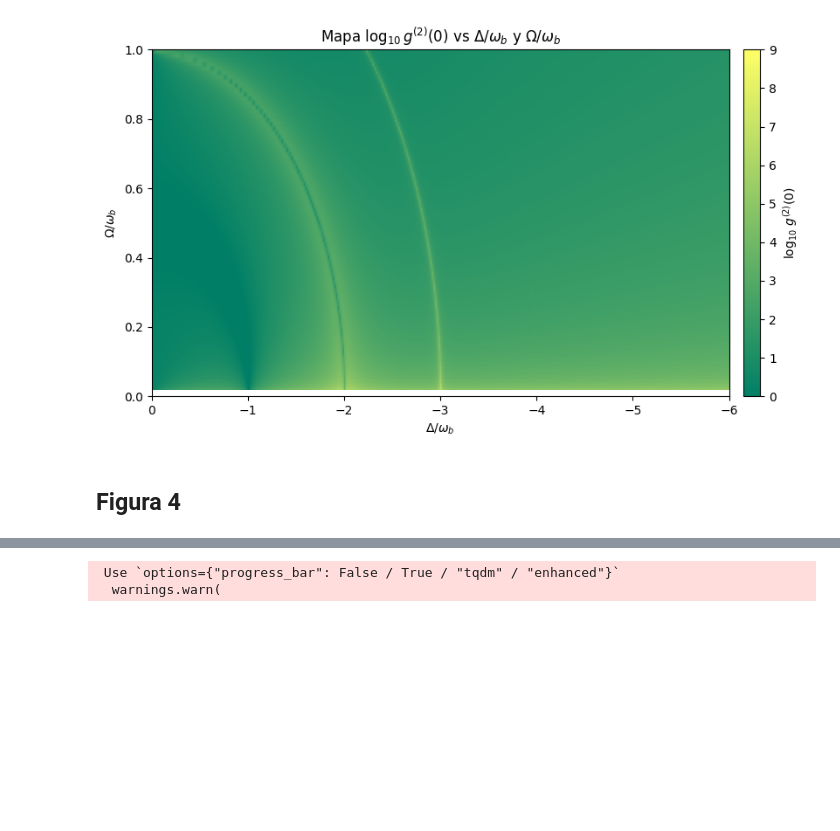
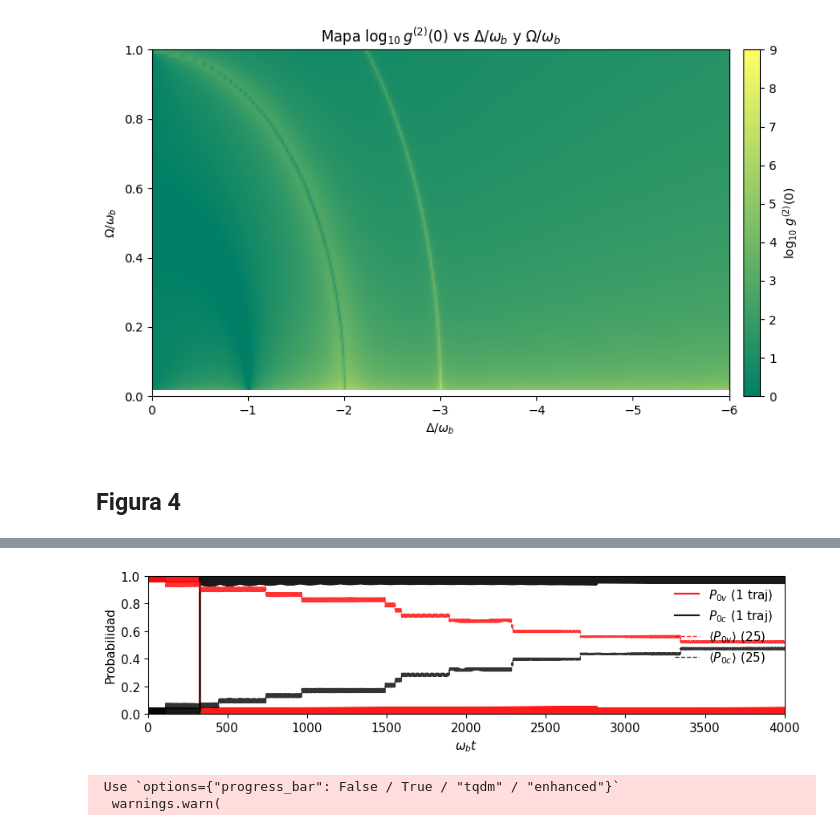
Before and after one commit to jhongarciab/QuantumOptics, a Jupyter notebook: nphonon_bundle.ipynb, the cells around one changed output, grey strips where cells are left out. Cells and saved outputs as stored; diff of their text form; code cells hidden in the pictures; blank space fills up the shorter version.

```diff
--- a/nphonon_bundle.ipynb
+++ b/nphonon_bundle.ipynb
@@ -696,0 +794,88 @@ Total run time:   3.44s
+# %%
+omegab = 1.0
+n = 2
+lambda_omegab = 0.1
+Omega_omegab  = 0.2
+Delta = -n * omegab
+
+kappa = 0.002
+gamma = 0.0002
+gamma_phi = 0.0004
+nth = 0.0
+
+Nph = 12
+
+b  = destroy(Nph)
+nb = b.dag()*b
+Ib = qeye(Nph)
+
+sm = sigmam()
+sp = sigmap()
+Pv = ket2dm(basis(2,0))
+Pc = ket2dm(basis(2,1))
+Is = qeye(2)
+
+b0 = basis(Nph, 0)
+P0_b = ket2dm(b0)
+P0v_op = tensor(P0_b, Pv)
+P0c_op = tensor(P0_b, Pc)
+
+lam = lambda_omegab * omegab
+Om  = Omega_omegab  * omegab
+
+H = (omegab * tensor(nb, Is)
+     + Delta * tensor(Ib, Pc)
+     + lam   * tensor(b + b.dag(), Pc)
+     + Om* tensor(Ib, sp + sm))
+
+c_ops = []
+if kappa > 0:
+    if nth > 0:
+        c_ops += [np.sqrt(kappa*(nth+1)) * tensor(b, Is)]
+        c_ops += [np.sqrt(kappa*nth)     * tensor(b.dag(), Is)]
+    else:
+        c_ops += [np.sqrt(kappa)         * tensor(b, Is)]
+if gamma > 0:
+    c_ops += [np.sqrt(gamma) * tensor(Ib, sm)]
+if gamma_phi > 0:
+    c_ops += [np.sqrt(gamma_phi) * tensor(Ib, Pc)]
+
+psi0 = tensor(basis(Nph,0), basis(2,0))
+
+x_min, x_max = 0.0, 4000.0
+t_end = x_max / omegab
+Nt = 20001
+tlist = np.linspace(0.0, t_end, Nt)
+
+np.random.seed(1234)
+e_ops = [P0v_op, P0c_op]
+res_single = mcsolve(H, psi0, tlist, c_ops, e_ops=e_ops, ntraj=1, progress_bar=None)
+P0v_t_single = res_single.expect[0]
+P0c_t_single = res_single.expect[1]
+
+ntraj_avg = 25
+seeds = list(range(1234, 1234 + ntraj_avg))
+res_avg = mcsolve(H, psi0, tlist, c_ops, e_ops=e_ops, ntraj=ntraj_avg,
+                  progress_bar=None, seeds=seeds)
+P0v_t_avg = res_avg.expect[0]
+P0c_t_avg = res_avg.expect[1]
+
+from matplotlib import rcParams
+import matplotlib.pyplot as plt
+rcParams.update({"font.size": 11})
+x = omegab * tlist
+
+plt.figure(figsize=(9.0, 2.6))
+plt.plot(x, P0v_t_single, color='red',   lw=1.6, alpha=0.9, label=r'$P_{0v}$ (1 traj)')
+plt.plot(x, P0c_t_single, color='black', lw=1.6, alpha=0.9, label=r'$P_{0c}$ (1 traj)')
+plt.plot(x, P0v_t_avg, color='red',   lw=1.0, ls='--', alpha=0.8, label=r'$\langle P_{0v}\rangle$ (25)')
+plt.plot(x, P0c_t_avg, color='black', lw=1.0, ls='--', alpha=0.8, label=r'$\langle P_{0c}\rangle$ (25)')
+
+plt.xlabel(r'$\omega_b t$')
+plt.ylabel('Probabilidad')
+plt.xlim(x_min, x_max)
+plt.ylim(0.0, 1.0)
+plt.legend(loc='upper right', frameon=False)
+plt.tight_layout()
+plt.show()
+# %% [output]
@@ -697,3 +895,4 @@ Total run time:   3.44s
+[figure, added]
 # %%
 import numpy as np
 import qutip as qt
```
Also changed, not shown: parts of 11 cells of this notebook, 2 other files.
